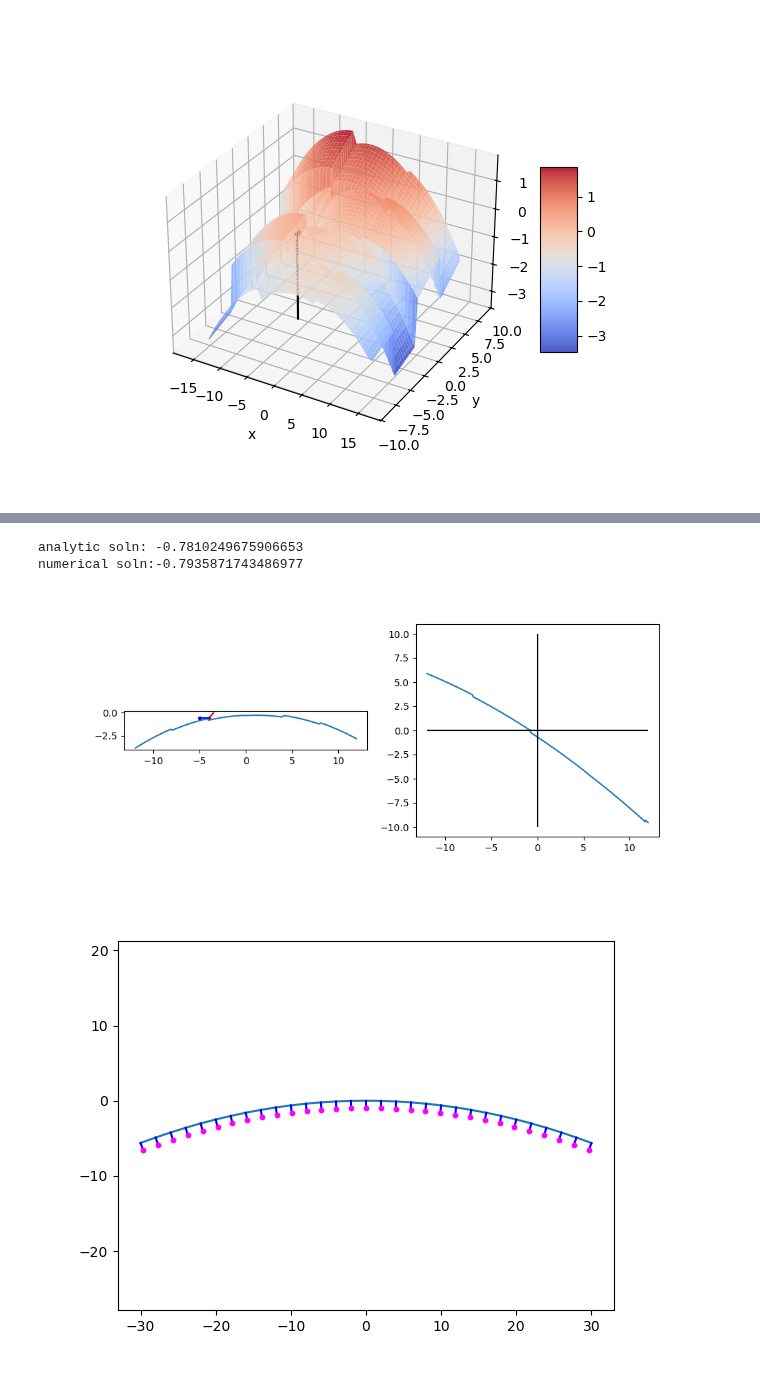
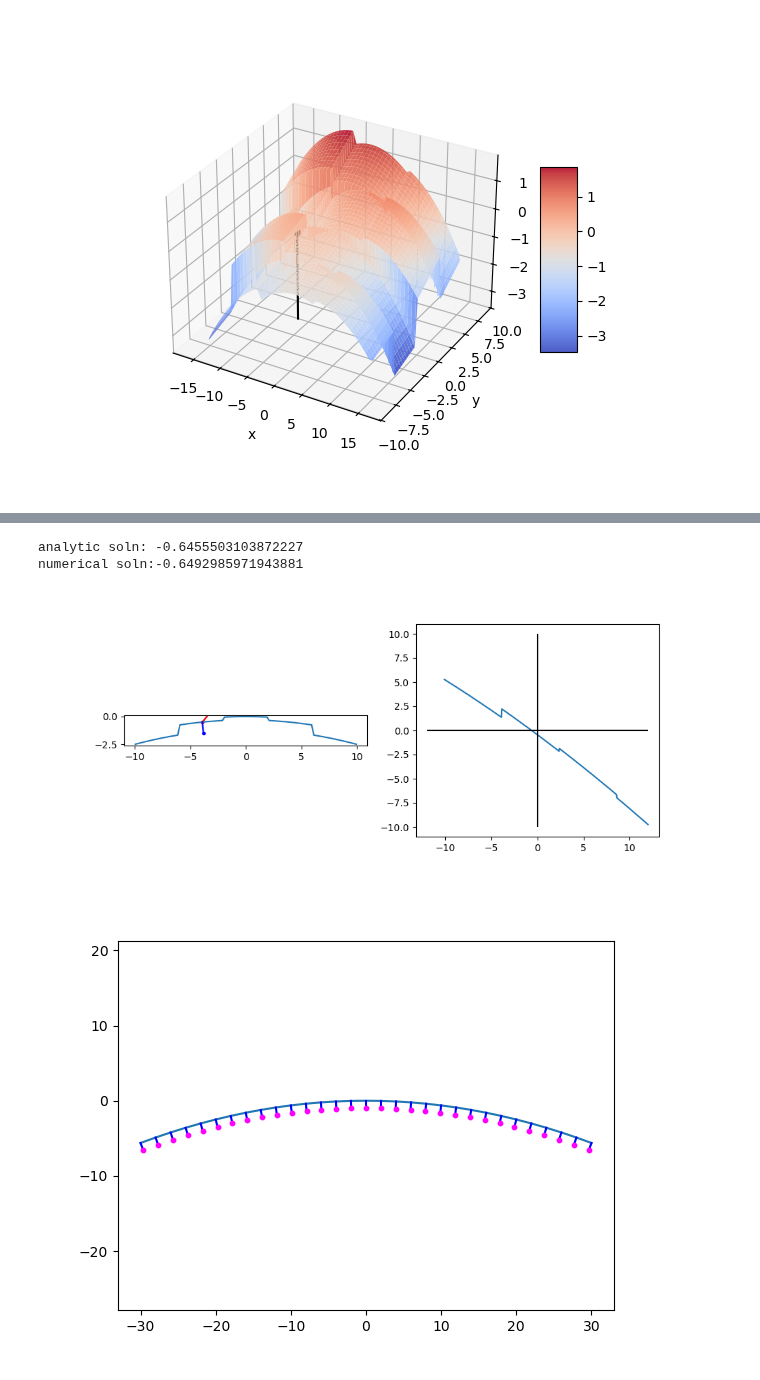
Before and after one commit to ellenle3/ifugen, a Jupyter notebook: python/surface_generator.ipynb, the cells around one changed output, grey strips where cells are left out. Cells and saved outputs as stored; diff of their text form; code cells hidden in the pictures.

```diff
--- a/python/surface_generator.ipynb
+++ b/python/surface_generator.ipynb
@@ -83,9 +156,7 @@ p = ImageSlicerParams(
     dbeta = -10,
     dgamma = 6,
     gamma_offset = 0,
-    dzps = 0,
-    dzp_col = 0,
-    dzp_row = 0,
+    azps = 0,
     dsyx = 0,
     dsyz = 0,
     dsxy = 0,
@@ -94,8 +165,6 @@ p = ImageSlicerParams(
     alpha_cen = 8,
     beta_cen = -5,
     gamma_cen = 3,
-    zps_cen = 0,
-    zp_cen = 0,
     syx_cen = 0,
     syz_cen = 0,
     sxy_cen = 0,
@@ -110,9 +179,9 @@ p = ImageSlicerParams(
     gy_width = 0,
     gy_depth = 1
 )
+p_custom = np.array([])
 
 trace_walls = True
-p_custom = np.array([])
 
 yt = 0
 x = np.linspace(-20, 20, 200)
@@ -120,7 +189,7 @@ surf = np.zeros(len(x))
 for i,x1 in enumerate(x):
     surf[i] = make_image_slicer(x1, yt, p, p_custom)
 
-xt = -7
+xt = -1
 l = 0
 m = 0
 n = 1
@@ -176,27 +243,23 @@ numerical soln:-0.4569138276553115
 p = ImageSlicerParams(
     custom = 0,
     surface_type = 0,
-    n_each = 3,
-    n_rows = 2,
-    n_cols = 3,
+    n_each = 5,
+    n_rows = 1,
+    n_cols = 1,
     angle_mode = 0,
-    dalpha = 4,
-    dbeta = 4,
+    dalpha = 0,
+    dbeta = 0,
     dgamma = 10,
     gamma_offset = 0,
-    dzps = 0,
-    dzp_col = 0,
-    dzp_row = 0,
+    azps = 0.5,
     dsyx = 0,
     dsyz = 0,
     dsxy = 0,
     dsxz = 0,
     du = 0,
-    alpha_cen = 5,
-    beta_cen = 5,
+    alpha_cen = 0,
+    beta_cen = 0,
     gamma_cen = 0,
-    zps_cen = 0,
-    zp_cen = 0,
     syx_cen = 0,
     syz_cen = 0,
     sxy_cen = 0,
@@ -204,9 +267,9 @@ p = ImageSlicerParams(
     u_cen = 0,
     dx = 10,
     dy = 4,
-    c = -1/20,
+    c = -1/40,
     k = -1,
-    gx_width = 1,
+    gx_width = 0,
     gx_depth = -2,
     gy_width = 0,
     gy_depth = 1
@@ -215,7 +278,7 @@ p = ImageSlicerParams(
 trace_walls = True
 p_custom = np.array([])
 
-xt = 1
+xt = 0
 y = np.linspace(-20, 20, 200)
 surf = np.zeros(len(y))
 for i,y1 in enumerate(y):
@@ -242,36 +305,36 @@ print("analytic soln: " + str(ray_out.t))
 t = np.linspace(-12, 12, 500)
 feval = np.zeros(len(t))
 for i,t1 in enumerate(t):
     feval[i] = transfer_function(t1, ray_in, p, p_custom)
 idx = np.nanargmin(np.abs(feval))
 tnum = t[idx]
 print("numerical soln:" + str(tnum))
 
 fig, axs = plt.subplots(nrows=1, ncols=2, figsize=(10,4))
 axs[0].plot(y, surf)
 
 # Draw analytically calculated ray and surface normal
 axs[0].plot([ray_in.yt, ray_out.ys], [0, ray_out.zs], c='r', zorder=1)
 axs[0].scatter([ray_out.ys], [ray_out.zs], c='r', s=8, zorder=1)
 axs[0].plot([ray_out.ys, ray_out.ys + ray_out.mn], [ray_out.zs, ray_out.zs + ray_out.nn], c='b')
 axs[0].scatter([ray_out.ys + ray_out.mn], [ray_out.zs + ray_out.nn], c='b', s=8, zorder=10)
 
 # Numerically determined ray
 axs[0].plot([ray_in.yt, ray_in.yt + tnum*ray_in.m], [0, tnum*ray_in.n], c='gray', zorder=0)
 axs[0].scatter([ray_in.yt + tnum*ray_in.m], [tnum*ray_in.n], c='gray', s=8, zorder=0)
 
 axs[0].set_aspect("equal")
 
 axs[1].plot(t, feval)
 axs[1].hlines(0, t[0], t[-1], colors='k')
 axs[1].vlines(0, -10, 10, colors='k')
 #axs[1].set_ylim(np.nanmin(feval), np.nanmax(feval))
 
 plt.show()
 # %% [output]
-analytic soln: -0.7810249675906653
-numerical soln:-0.7935871743486977
+analytic soln: -0.6455503103872227
+numerical soln:-0.6492985971943881
-[figure, old version]
+[figure, new version]
 # %%
 xs = np.linspace(-30,30,100)
 c = -1/80
```
Also changed, not shown: parts of 13 cells of this notebook, 6 other files.
